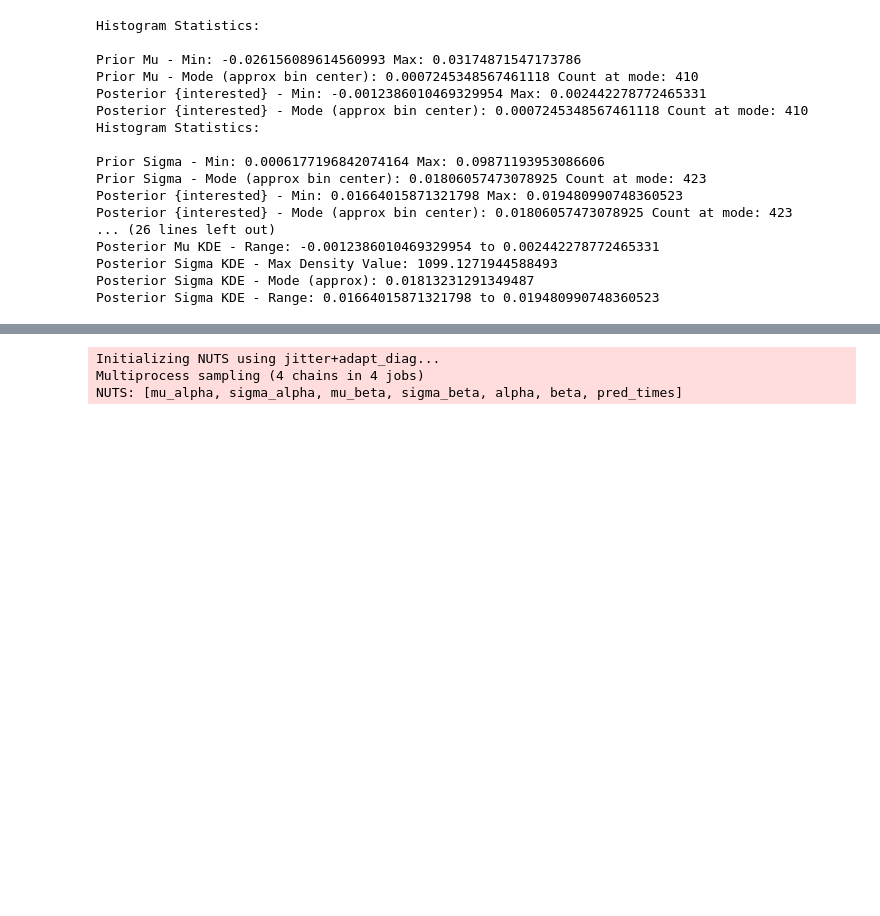
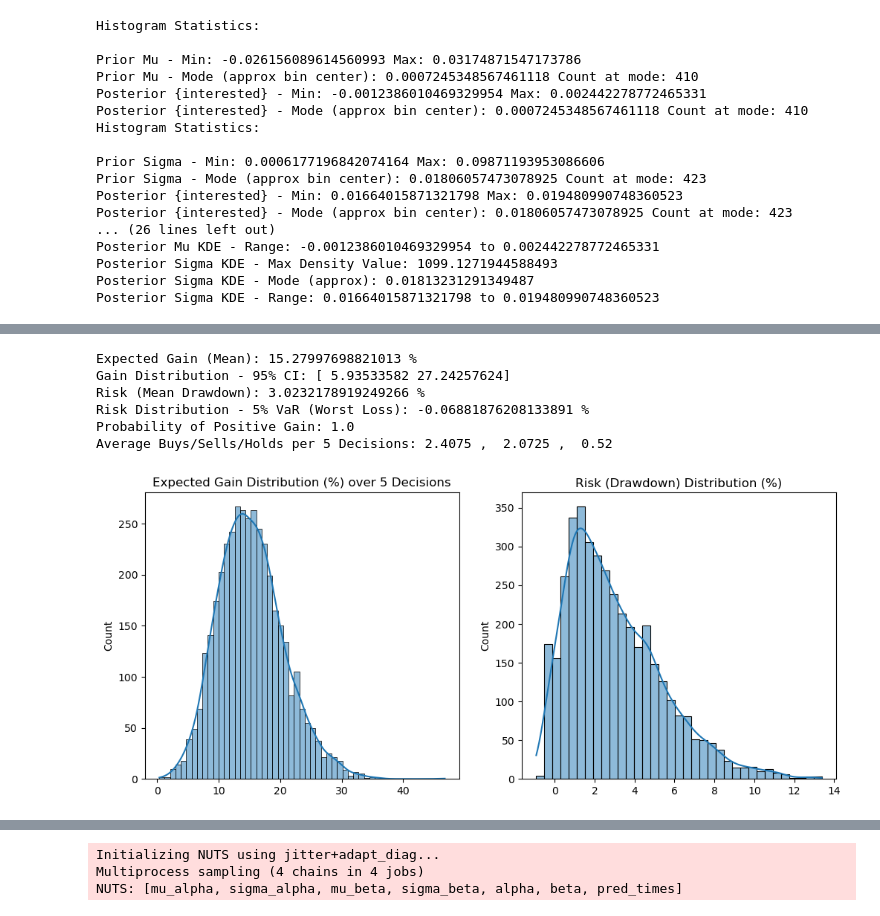
Before and after one commit to hyun95roh/bayesian_analysis, a Jupyter notebook: data/scenarios_1to4.ipynb, the cells around one changed output, grey strips where cells are left out. Cells and saved outputs as stored; diff of their text form; code cells hidden in the pictures; blank space fills up the shorter version.

```diff
--- a/data/scenarios_1to4.ipynb
+++ b/data/scenarios_1to4.ipynb
@@ -294,0 +666,50 @@ Posterior Sigma KDE - Range: 0.01664015871321798 to 0.019480990748360523
+# %%
+# Cell 6: Select Window and Analyze for Question 2 (Expected Gain and Risk for Next 5 Decisions)
+# Purpose: Assume weekly window selected (based on comparison). Simulate gains/risks for buy/sell/hold over next 5 trading chances.
+# This uses posterior predictive to generate full risk distributions, showcasing Bayesian probabilistic forecasting.
+# Decision rules: Buy if pred > threshold, Sell if < -threshold, Hold else.
+
+# Use weekly model (adjust if comparison suggests another)
+pred_samples = pred_trace_weekly.posterior_predictive['pred_returns'].values[:, :, :5]  # Next 5 weeks
+threshold = 0.005  # Scaled for weekly (~0.5% expected return)
+
+gains = []
+risks = []  # Max drawdown per path
+decisions_list = []  # Track decisions for analysis
+
+for path in pred_samples.reshape(-1, 5):  # 4000+ simulations (chains * draws)
+    decisions = np.where(path > threshold, 'buy', np.where(path < -threshold, 'sell', 'hold'))
+    decisions_list.append(decisions)
+    # Cumulative gain: +return for buy/hold, -return for sell
+    step_gains = np.where(decisions == 'sell', -path, path)
+    cum_gain = np.cumsum(step_gains)
+    gains.append(cum_gain[-1])
+    risks.append(np.min(cum_gain))  # Worst drawdown
+
+# Print key stats for feedback
+print("Expected Gain (Mean):", np.mean(gains)*100, "%")
+print("Gain Distribution - 95% CI:", np.percentile(gains, [2.5, 97.5])*100)
+print("Risk (Mean Drawdown):", np.mean(risks)*100, "%")
+print("Risk Distribution - 5% VaR (Worst Loss):", np.percentile(risks, 5)*100, "%")
+
+# Additional stats: Probability of positive gain, average decisions
+prob_positive = np.mean(np.array(gains) > 0)
+avg_buys = np.mean([np.sum(d == 'buy') for d in decisions_list])
+print("Probability of Positive Gain:", prob_positive)
+print("Average Buys/Sells/Holds per 5 Decisions:", avg_buys, ", ", np.mean([np.sum(d == 'sell') for d in decisions_list]), ", ", np.mean([np.sum(d == 'hold') for d in decisions_list]))
+
+# Plot gain and risk distributions
+fig, axs = plt.subplots(1, 2, figsize=(12, 5))
+sns.histplot(np.array(gains) * 100, ax=axs[0], kde=True)
+axs[0].set_title('Expected Gain Distribution (%) over 5 Decisions')
+sns.histplot(np.array(risks) * 100, ax=axs[1], kde=True)
+axs[1].set_title('Risk (Drawdown) Distribution (%)')
+plt.show()
+# %% [output]
+Expected Gain (Mean): 15.27997698821013 %
+Gain Distribution - 95% CI: [ 5.93533582 27.24257624]
+Risk (Mean Drawdown): 3.0232178919249266 %
+Risk Distribution - 5% VaR (Worst Loss): -0.06881876208133891 %
+Probability of Positive Gain: 1.0
+Average Buys/Sells/Holds per 5 Decisions: 2.4075 ,  2.0725 ,  0.52
+[figure, added]
```
Also changed, not shown: parts of 16 cells of this notebook, 4 other files.
